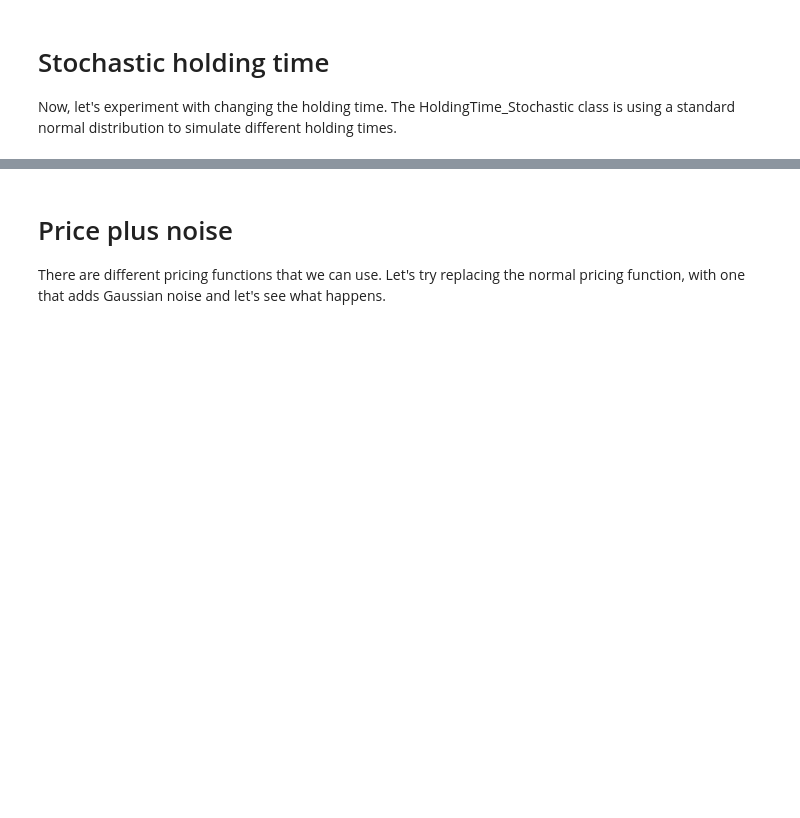
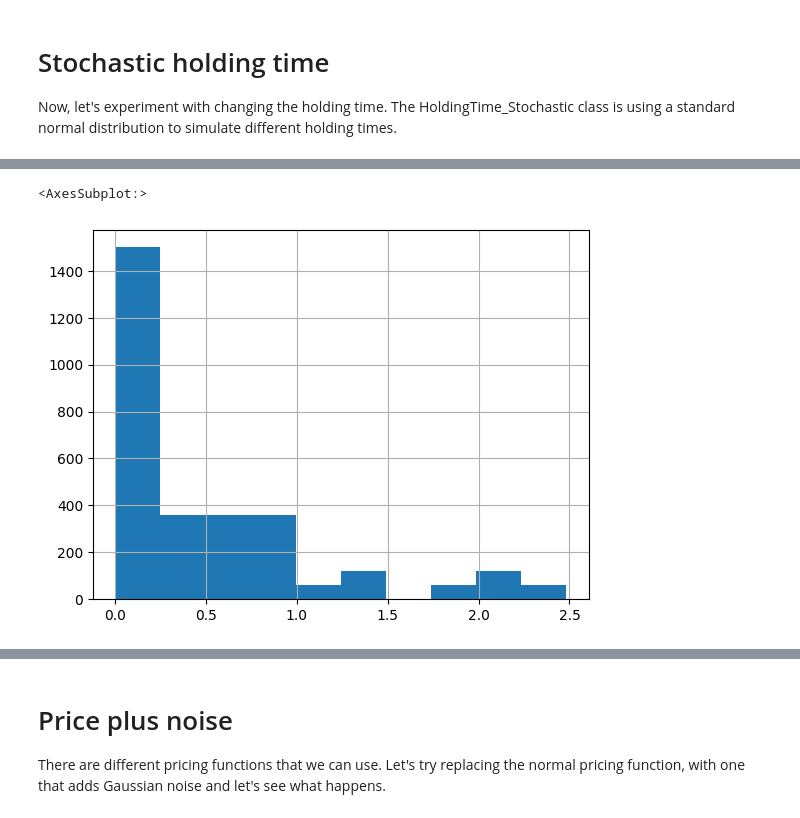
Before and after one commit to stelios12312312/TokenLab, a Jupyter notebook: notebooks/Simple token economy with all transactions in fiat.ipynb, the cells around one changed output, grey strips where cells are left out. Drawn from its saved outputs; the diff is of its cells as text; code cells hidden in the pictures; blank space fills up the shorter version.

```diff
--- a/notebooks/Simple token economy with all transactions in fiat.ipynb
+++ b/notebooks/Simple token economy with all transactions in fiat.ipynb
@@ -169,0 +221,5 @@ plot
+# %%
+reps.effective_holding_time.hist()
+# %% [output]
+<AxesSubplot:>
+[figure, added]
```
Also changed, not shown: parts of 14 cells of this notebook, 14 other files.
